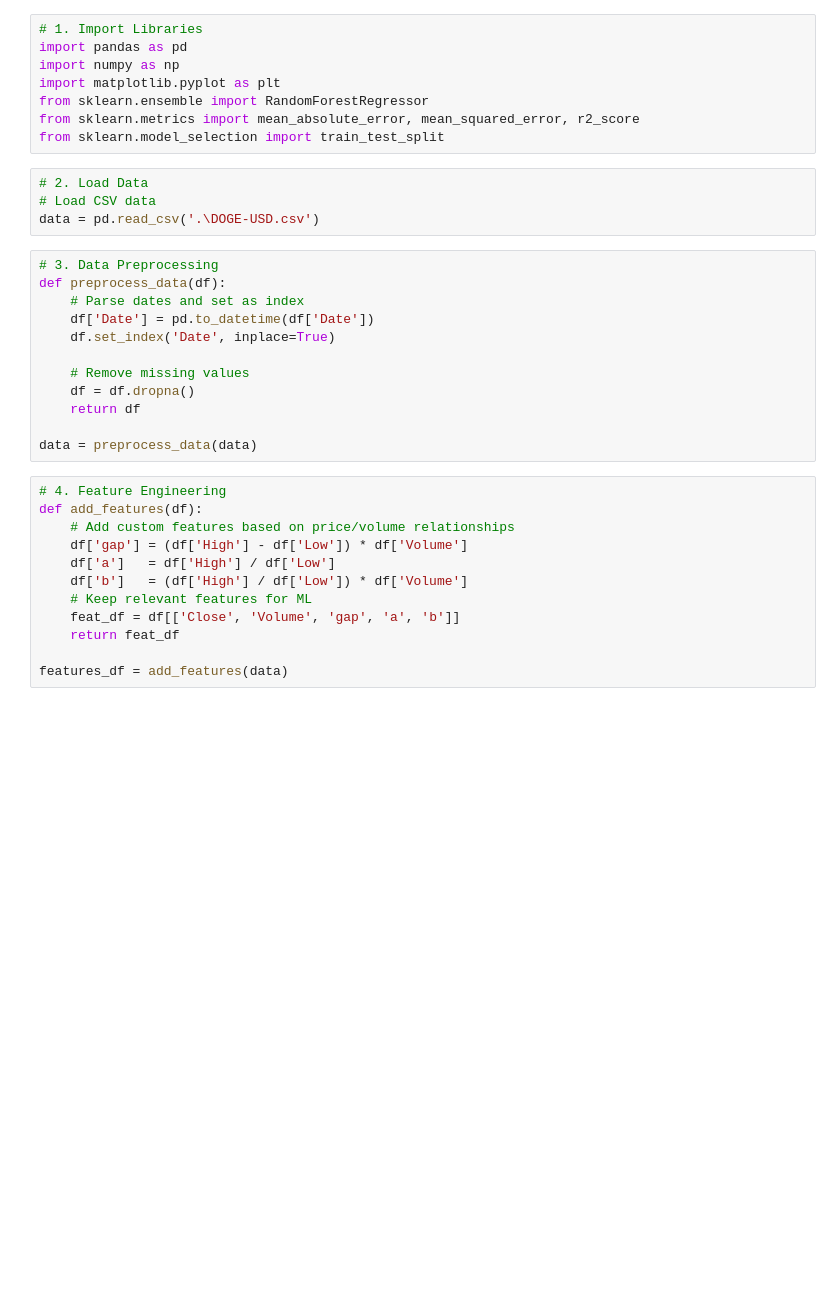
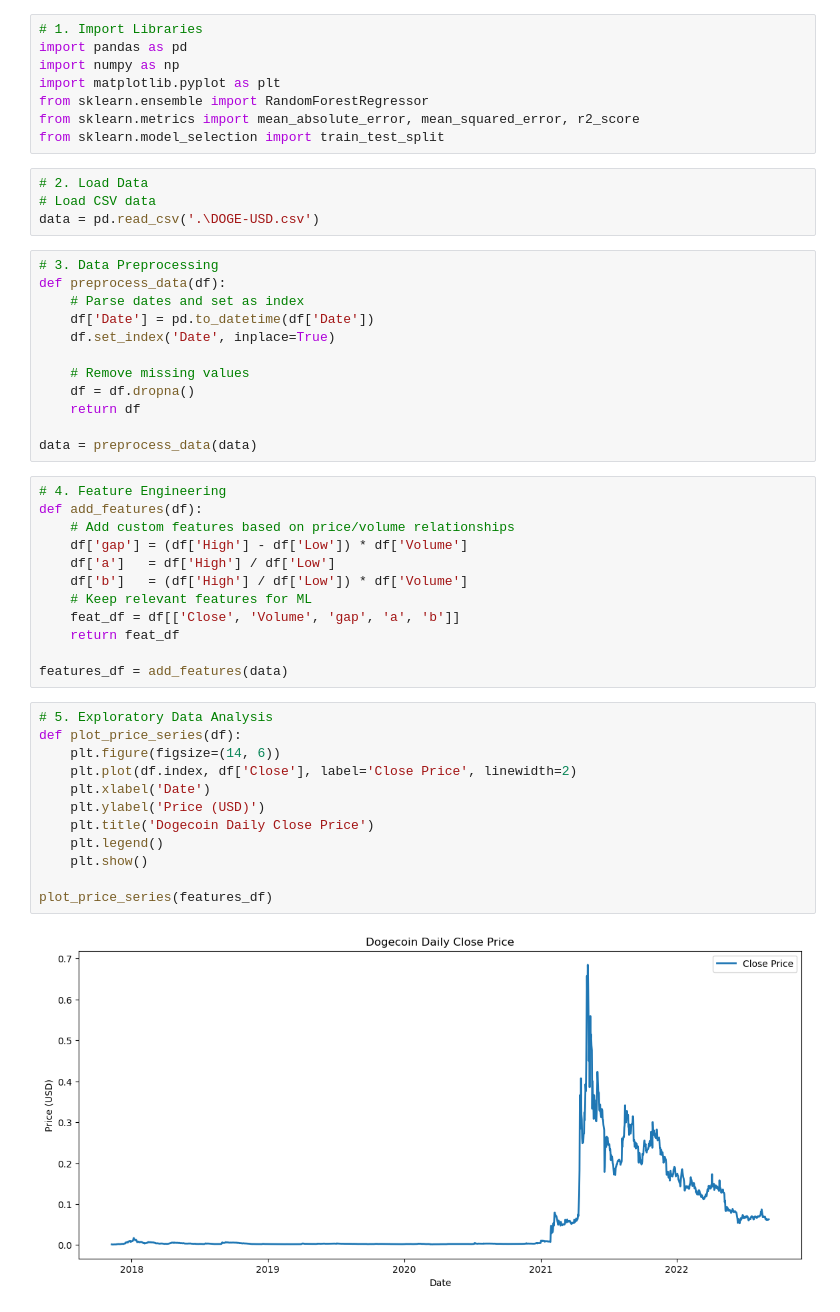
Before and after one commit to aravinds-py/Dogecoin-Price-Prediction, a Jupyter notebook: Dogecoin.ipynb, the cells around one changed output. Drawn from its saved outputs; the diff is of its cells as text; blank space fills up the shorter version.

```diff
--- a/Dogecoin.ipynb
+++ b/Dogecoin.ipynb
@@ -34,3 +34,17 @@ def add_features(df):
     return feat_df
 
 features_df = add_features(data)
+# %%
+# 5. Exploratory Data Analysis
+def plot_price_series(df):
+    plt.figure(figsize=(14, 6))
+    plt.plot(df.index, df['Close'], label='Close Price', linewidth=2)
+    plt.xlabel('Date')
+    plt.ylabel('Price (USD)')
+    plt.title('Dogecoin Daily Close Price')
+    plt.legend()
+    plt.show()
+
+plot_price_series(features_df)
+# %% [output]
+[figure, added]
```
Also changed, not shown: parts of 5 cells of this notebook.
